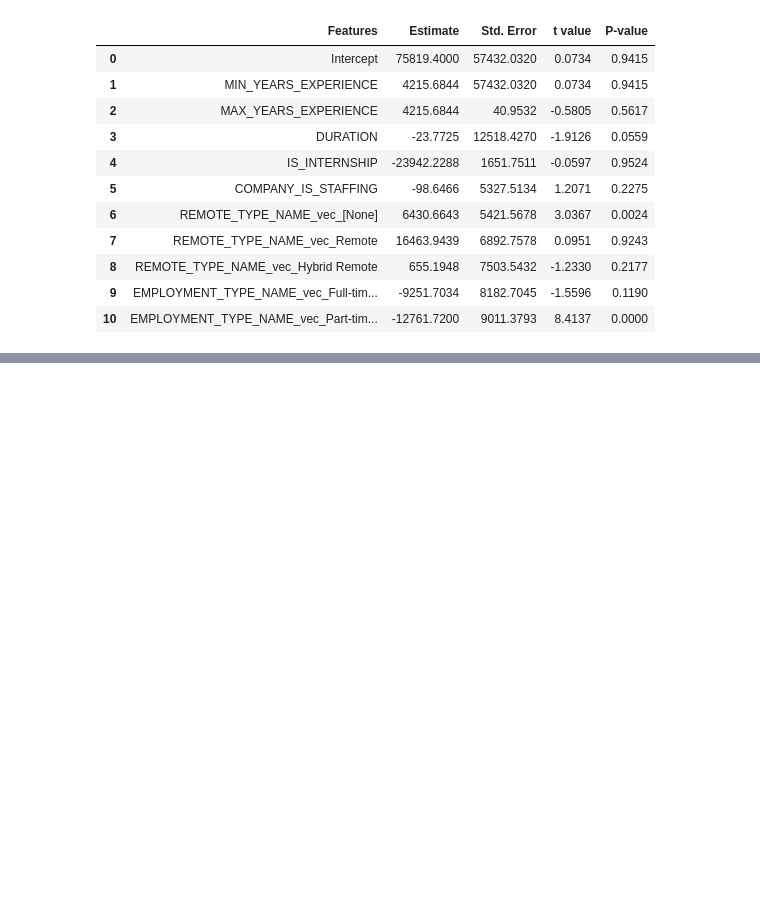
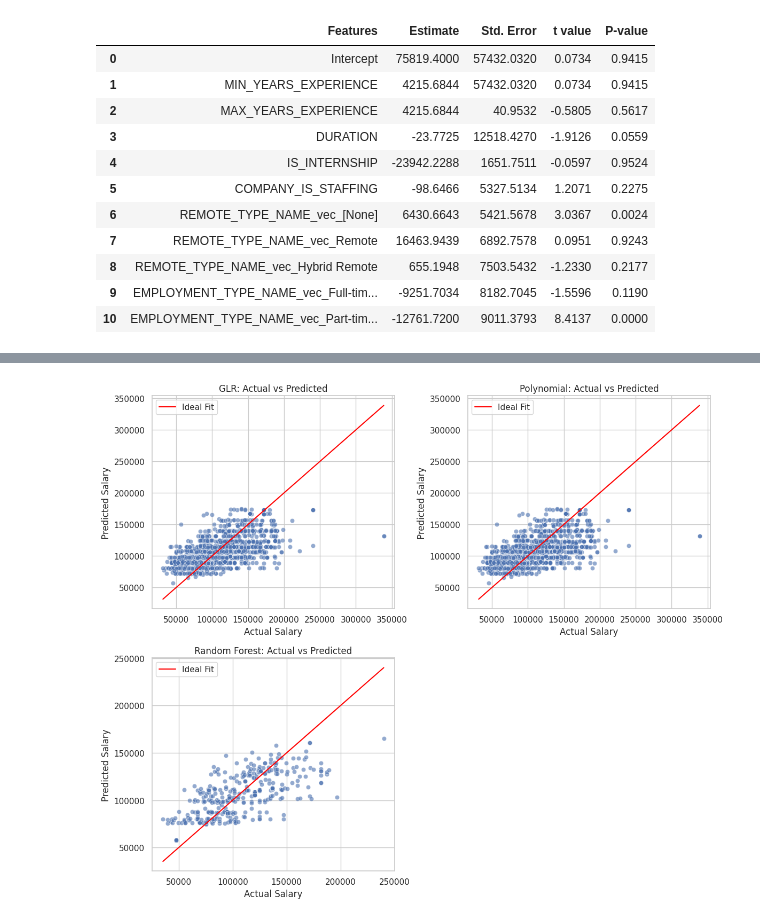
Before and after one commit to met-ad-688/assignment-04-gavinboss, a Jupyter notebook: assignment04-gboss.ipynb, the cells around one changed output, grey strips where cells are left out. Saved outputs shown, nothing was run; the diff lists cells and outputs as text; code cells hidden in the pictures; blank space fills up the shorter version.

```diff
--- a/assignment04-gboss.ipynb
+++ b/assignment04-gboss.ipynb
@@ -527,0 +636,86 @@ HTML (poly_coef_table.to_html())
+# %%
+from pyspark.ml.evaluation import RegressionEvaluator
+import pandas as pd
+import numpy as np
+import seaborn as sns
+import matplotlib.pyplot as plt
+
+# Predictions for each model
+glr_predictions = glr_model.transform(regression_data)
+poly_predictions = poly_glr_max_years_model.transform(poly_data)
+rf_predictions = rf_model.transform(polyreg_test)
+
+# RMSE for each model
+evaluator = RegressionEvaluator(labelCol="SALARY", predictionCol="prediction", metricName="rmse")
+
+glr_rmse = evaluator.evaluate(glr_predictions)
+poly_rmse = evaluator.evaluate(poly_predictions)
+rf_rmse = evaluator.evaluate(rf_predictions)
+
+# AIC and BIC for each Model
+# AIC is already available in the summary for GLR models
+glr_aic = summary.aic
+poly_aic = poly_summary.aic
+
+# Manual BIC calculation
+def calculate_bic(n, mse, k):
+    return n * np.log(mse) + k * np.log(n)
+
+# Count observations and parameters
+n_glr = glr_predictions.count()
+n_poly = poly_predictions.count()
+n_rf = rf_predictions.count()
+
+# Compute mean squared error (for BIC)
+glr_mse = glr_rmse**2
+poly_mse = poly_rmse**2
+rf_mse = rf_rmse**2
+
+# Number of parameters (approx: # features + intercept)
+k_glr = len(glr_model.coefficients) + 1
+k_poly = len(poly_glr_max_years_model.coefficients) + 1
+k_rf = len(rf_model.featureImportances)
+
+# Compute BIC
+glr_bic = calculate_bic(n_glr, glr_mse, k_glr)
+poly_bic = calculate_bic(n_poly, poly_mse, k_poly)
+rf_bic = calculate_bic(n_rf, rf_mse, k_rf)
+
+# Summarized model metrics
+metrics_df = pd.DataFrame({
+    "Model": ["GLR", "Polynomial GLR", "Random Forest"],
+    "RMSE": [glr_rmse, poly_rmse, rf_rmse],
+    "AIC": [glr_aic, poly_aic, np.nan],  # AIC not standard for RF
+    "BIC": [glr_bic, poly_bic, rf_bic]
+})
+
+print("Model Comparison Metrics:")
+print(metrics_df)
+
+# Pandas DataFrame for visualization
+glr_pd = glr_predictions.select("SALARY", "prediction").toPandas().assign(Model="GLR")
+poly_pd = poly_predictions.select("SALARY", "prediction").toPandas().assign(Model="Polynomial")
+rf_pd = rf_predictions.select("SALARY", "prediction").toPandas().assign(Model="Random Forest")
+
+combined_pd = pd.concat([glr_pd, poly_pd, rf_pd])
+
+# Plot Actual vs Predicted in a 2x2 grid ---
+sns.set(style="whitegrid", context="notebook")
+fig, axes = plt.subplots(2, 2, figsize=(12, 10))
+
+models = ["GLR", "Polynomial", "Random Forest"]
+for i, model in enumerate(models):
+    ax = axes.flat[i]
+    subset = combined_pd[combined_pd["Model"] == model]
+    sns.scatterplot(x="SALARY", y="prediction", data=subset, alpha=0.6, ax=ax)
+    sns.lineplot(x=subset["SALARY"], y=subset["SALARY"], color="red", ax=ax, label="Ideal Fit")
+    ax.set_title(f"{model}: Actual vs Predicted")
+    ax.set_xlabel("Actual Salary")
+    ax.set_ylabel("Predicted Salary")
+
+# Hide the 4th empty subplot
+axes.flat[-1].axis('off')
+
+plt.tight_layout()
+plt.show()
+# %% [output]
@@ -527,0 +727 @@ HTML (poly_coef_table.to_html())
+[figure, added]
```
Also changed, not shown: parts of 21 cells of this notebook, 2 other files.
